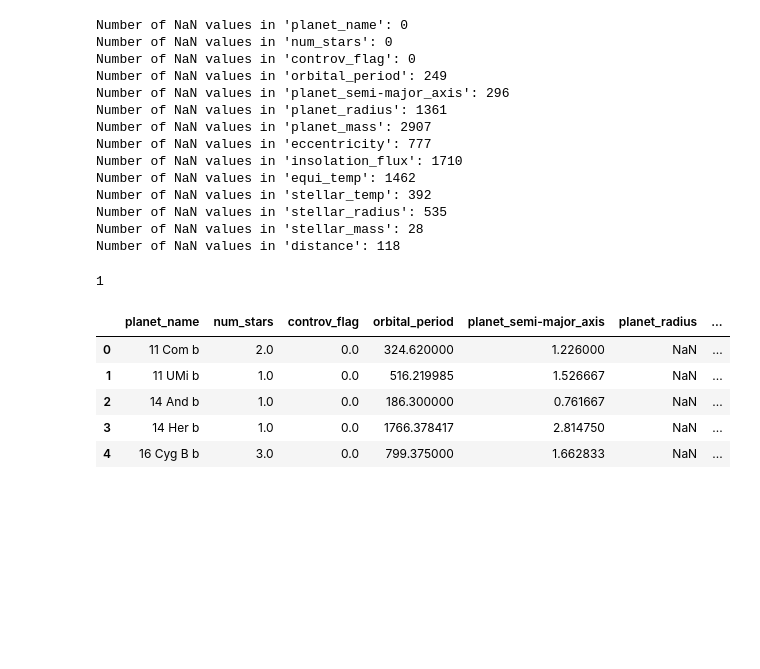
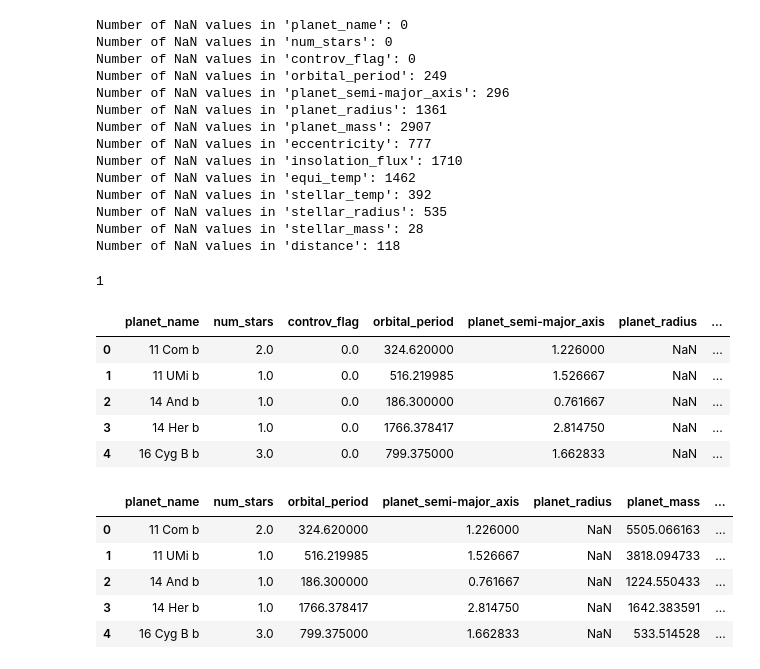
Before and after one commit to brsm3129/HabitablePlanets, a Jupyter notebook: DataCollection.ipynb, the cells around one changed output. Cells and saved outputs as stored; diff of their text form; code cells hidden in the pictures; blank space fills up the shorter version.

```diff
--- a/DataCollection.ipynb
+++ b/DataCollection.ipynb
@@ -74,3 +100,13 @@ proj_data.head()
 | 2 | 14 And b | 1.0 | 0.0 | 186.300000 | 0.761667 | NaN | ... |
 | 3 | 14 Her b | 1.0 | 0.0 | 1766.378417 | 2.814750 | NaN | ... |
 | 4 | 16 Cyg B b | 3.0 | 0.0 | 799.375000 | 1.662833 | NaN | ... |
+# %%
+proj_data2 = proj_data.drop(columns=['controv_flag'])
+proj_data2.head()
+# %% [output]
+|  | planet_name | num_stars | orbital_period | planet_semi-major_axis | planet_radius | planet_mass | ... |
+| 0 | 11 Com b | 2.0 | 324.620000 | 1.226000 | NaN | 5505.066163 | ... |
+| 1 | 11 UMi b | 1.0 | 516.219985 | 1.526667 | NaN | 3818.094733 | ... |
+| 2 | 14 And b | 1.0 | 186.300000 | 0.761667 | NaN | 1224.550433 | ... |
+| 3 | 14 Her b | 1.0 | 1766.378417 | 2.814750 | NaN | 1642.383591 | ... |
+| 4 | 16 Cyg B b | 3.0 | 799.375000 | 1.662833 | NaN | 533.514528 | ... |
```
Also changed, not shown: parts of 10 cells of this notebook.
